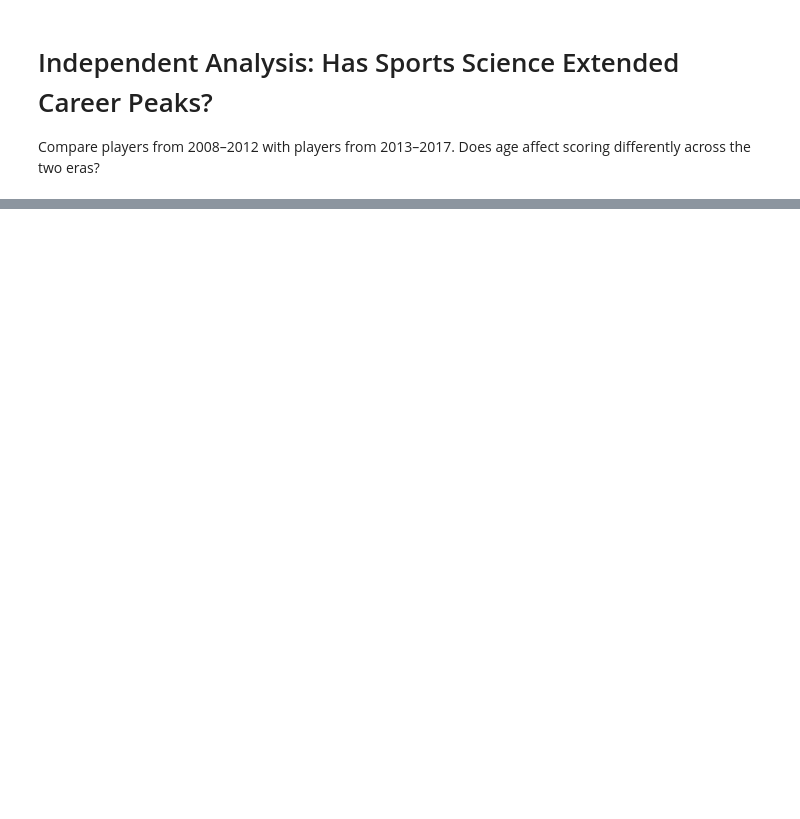
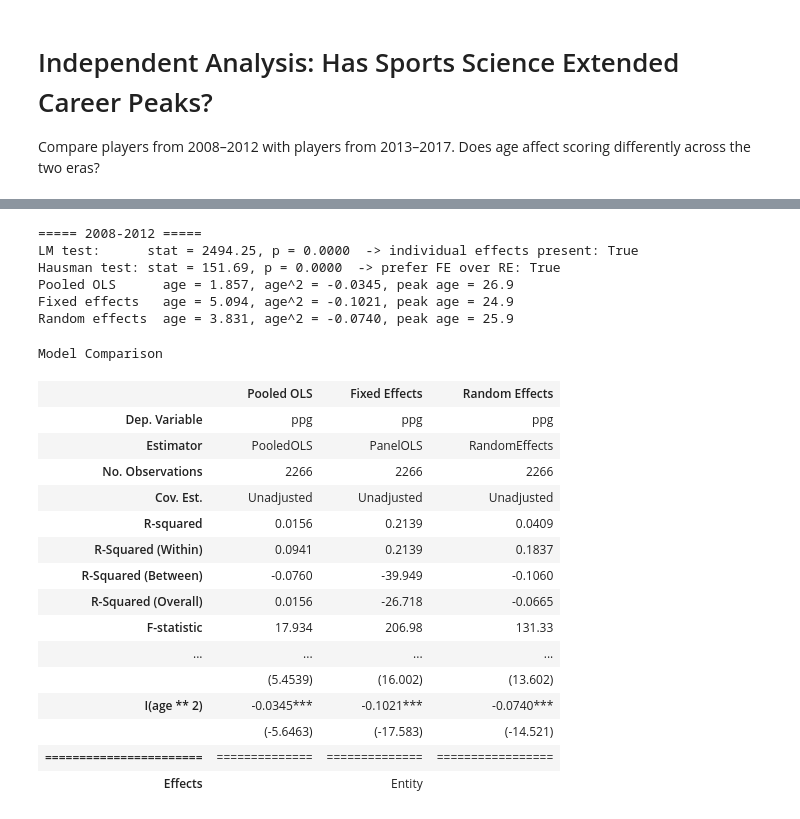
Before and after one commit to janellesoh/hs4002labs_2026, a Jupyter notebook: week11/week11_notebook_student.ipynb, the cells around one changed output, grey strips where cells are left out. Cells and saved outputs as stored; diff of their text form; code cells hidden in the pictures; blank space fills up the shorter version.

```diff
--- a/week11/week11_notebook_student.ipynb
+++ b/week11/week11_notebook_student.ipynb
@@ -169,2 +343,64 @@ Compare players from 2008–2012 with players from 2013–2017. Does age affect
 # %%
 # (3) run diagnostics, compare, and interpret for 2008-2012.
+
+# --- helper functions (same LM and Hausman tests as the tutorial) ---
+def lm_test(pool_result):
+    resid = pool_result.resids
+    e_i   = resid.groupby(level=0).sum()
+    ssr   = float((resid ** 2).sum())
+    A1    = float((e_i ** 2).sum()) / ssr - 1
+    T_i   = resid.groupby(level=0).size()
+    n_obs = resid.shape[0]
+    stat  = (n_obs ** 2) / (2 * (float((T_i ** 2).sum()) - n_obs)) * A1 ** 2
+    return stat, chi2.sf(stat, df=1)
+
+def hausman_test(fe_result, re_result):
+    common = fe_result.params.index.intersection(re_result.params.index)
+    b_diff = fe_result.params[common] - re_result.params[common]
+    v_diff = fe_result.cov.loc[common, common] - re_result.cov.loc[common, common]
+    stat   = float(b_diff.T @ np.linalg.inv(v_diff.values) @ b_diff)
+    return stat, chi2.sf(stat, df=len(common))
+
+def peak_age(result):
+    # ppg peaks where b1 + 2*b2*age = 0
+    return -result.params["age"] / (2 * result.params["I(age ** 2)"])
+
+def report(label, pool, fe, re):
+    lm, lm_p = lm_test(pool)
+    h,  h_p  = hausman_test(fe, re)
+    print(f"===== {label} =====")
+    print(f"LM test:      stat = {lm:.2f}, p = {lm_p:.4f}  -> individual effects present: {lm_p < 0.05}")
+    print(f"Hausman test: stat = {h:.2f}, p = {h_p:.4f}  -> prefer FE over RE: {h_p < 0.05}")
+    for name, r in [("Pooled OLS", pool), ("Fixed effects", fe), ("Random effects", re)]:
+        print(f"{name:15s} age = {r.params['age']:.3f}, age^2 = {r.params['I(age ** 2)']:.4f}, "
+              f"peak age = {peak_age(r):.1f}")
+
+# --- 2008-2012 results ---
+report("2008-2012", pool_early, fe_early, re_early)
+
+from linearmodels.panel import compare
+compare({"Pooled OLS": pool_early, "Fixed Effects": fe_early, "Random Effects": re_early}, stars=True)
+# %% [output]
+===== 2008-2012 =====
+LM test:      stat = 2494.25, p = 0.0000  -> individual effects present: True
+Hausman test: stat = 151.69, p = 0.0000  -> prefer FE over RE: True
+Pooled OLS      age = 1.857, age^2 = -0.0345, peak age = 26.9
+Fixed effects   age = 5.094, age^2 = -0.1021, peak age = 24.9
+Random effects  age = 3.831, age^2 = -0.0740, peak age = 25.9
+Model Comparison
+|  | Pooled OLS | Fixed Effects | Random Effects |
+| Dep. Variable | ppg | ppg | ppg |
+| Estimator | PooledOLS | PanelOLS | RandomEffects |
+| No. Observations | 2266 | 2266 | 2266 |
+| Cov. Est. | Unadjusted | Unadjusted | Unadjusted |
+| R-squared | 0.0156 | 0.2139 | 0.0409 |
+| R-Squared (Within) | 0.0941 | 0.2139 | 0.1837 |
+| R-Squared (Between) | -0.0760 | -39.949 | -0.1060 |
+| R-Squared (Overall) | 0.0156 | -26.718 | -0.0665 |
+| F-statistic | 17.934 | 206.98 | 131.33 |
+| ... | ... | ... | ... |
+|  | (5.4539) | (16.002) | (13.602) |
+| I(age ** 2) | -0.0345*** | -0.1021*** | -0.0740*** |
+|  | (-5.6463) | (-17.583) | (-14.521) |
+| ======================= | ============== | ============== | ================= |
+| Effects |  | Entity |  |
```
Also changed, not shown: parts of 16 cells of this notebook.
